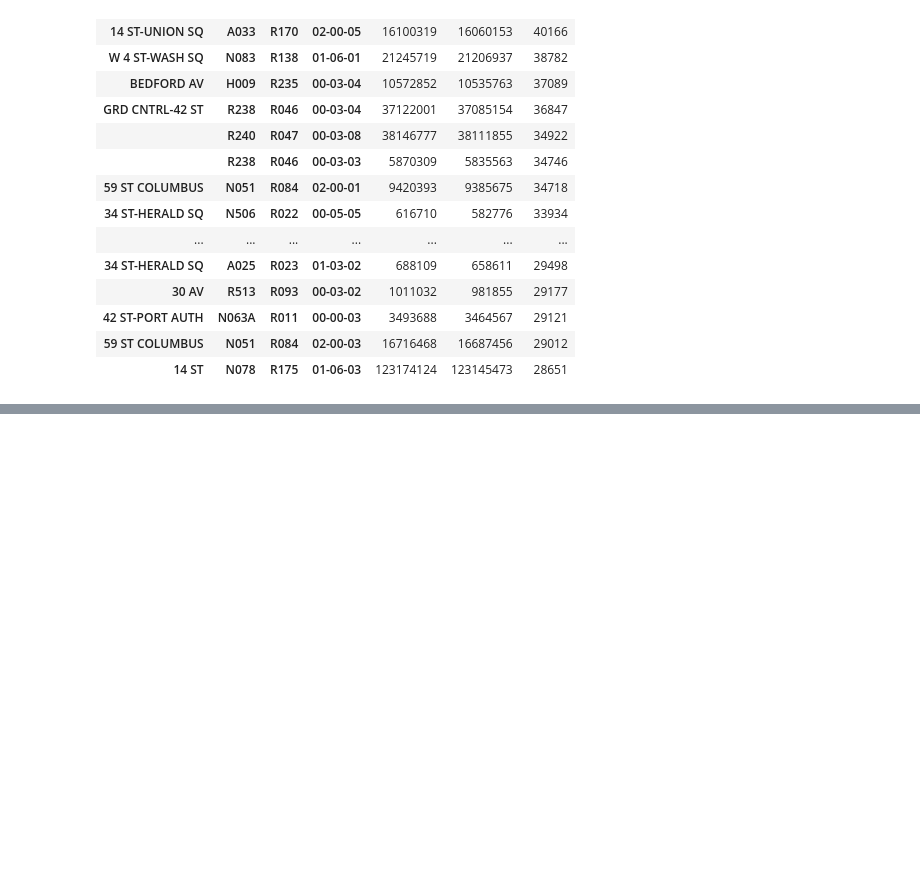
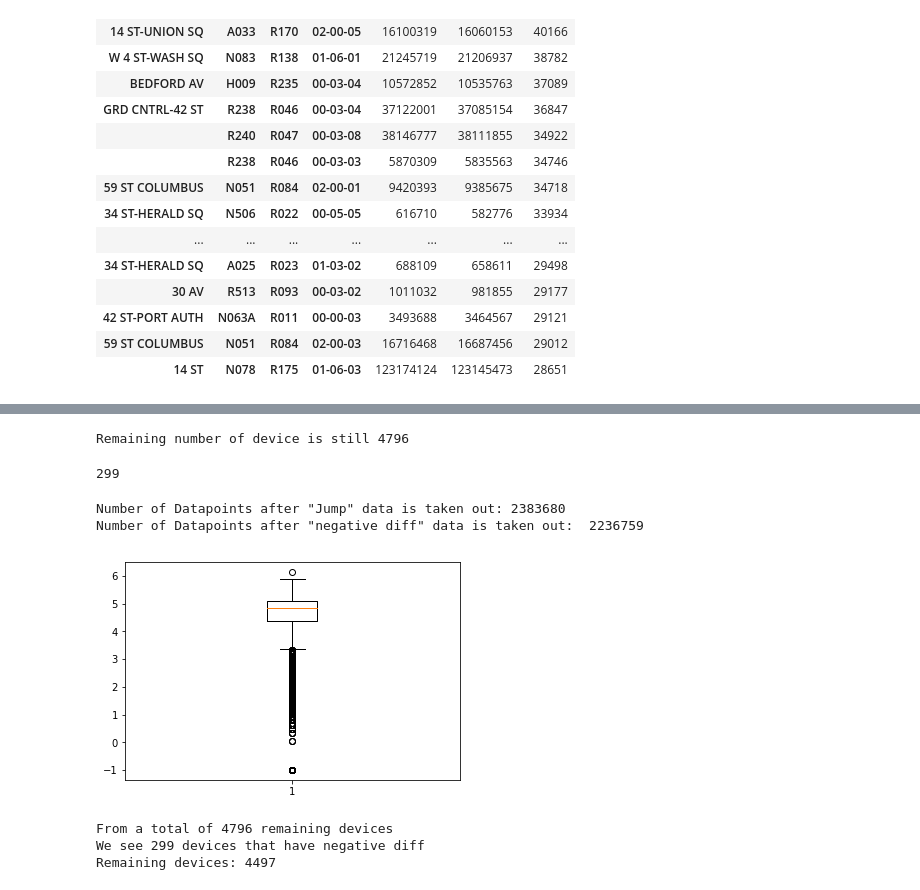
Before and after one commit to youngjeong46/MTA, a Jupyter notebook: Project 1 MTA.ipynb, the cells around one changed output, grey strips where cells are left out. Cells and saved outputs as stored; diff of their text form; code cells hidden in the pictures; blank space fills up the shorter version.

Commit message:
EDA for first MVP achieved; next is handling spec. date/time

```diff
--- a/Project 1 MTA.ipynb
+++ b/Project 1 MTA.ipynb
@@ -268,0 +354,69 @@ data_good_entries.sort_values("diff",ascending=False).head(40)
+# %%
+full_data_not_jumps.head(5)
+full_data_not_jumps_entries=full_data_not_jumps.groupby(['STATION','C/A','UNIT','SCP']).ENTRIES.agg(['max','min'])
+full_data_not_jumps_entries["diff"] = full_data_not_jumps_entries["max"]-full_data_not_jumps_entries["min"]
+print("Remaining number of device is still",len(full_data_not_jumps_entries))
+# %% [output]
+Remaining number of device is still 4796
+# %%
+FULL_NEGATIVE_LIST=[]
+
+for i in range(len(full_data_not_jumps.index)-1):
+
+    entry_1 = full_data_not_jumps.iloc[i,ENTRY_INDEX]
+    entry_2 = full_data_not_jumps.iloc[i+1,ENTRY_INDEX]
+    time_1 = full_data_not_jumps.iloc[i,DATETIME_INDEX]
+    time_2 = full_data_not_jumps.iloc[i+1,DATETIME_INDEX]
+    CA1 = full_data_not_jumps.iloc[i,CA_INDEX]
+    CA2 = full_data_not_jumps.iloc[i+1,CA_INDEX]
+    UNIT1 = full_data_not_jumps.iloc[i,UNIT_INDEX]
+    UNIT2 = full_data_not_jumps.iloc[i+1,UNIT_INDEX]
+    SCP1 = full_data_not_jumps.iloc[i,SCP_INDEX]
+    SCP2 = full_data_not_jumps.iloc[i+1,SCP_INDEX]
+
+
+    if (CA1==CA2) & (SCP1==SCP2) & (UNIT1==UNIT2): # if the two entries are of the same device
+        # If the 2nd entry-1st entry is negative
+        if (entry_2-entry_1)<0:
+            FULL_NEGATIVE_LIST.append([CA1,UNIT1,SCP1])
+# %%
+full_neg_set = set(map(tuple,FULL_NEGATIVE_LIST))  # need to convert the inner lists to tuples so they are hashable
+full_neg_list=list(full_neg_set)
+
+full_neg_list=(pd.DataFrame(full_neg_list,columns=["C/A","UNIT","SCP"]))
+len(full_neg_list)
+# %% [output]
+299
+# %%
+a2=list(full_neg_list["C/A"])
+b2=list(full_neg_list["UNIT"])
+c2=list(full_neg_list["SCP"])
+
+full_data_good = full_data_not_jumps
+
+for i in range(len(full_neg_list)):
+    neg_cond = np.array([a2[i],b2[i],c2[i]])
+    cols = ["C/A","UNIT","SCP"]
+
+    full_data_good = full_data_good[~((full_data_good[cols]==neg_cond).all(1))]
+# %%
+print("Number of Datapoints after \"Jump\" data is taken out:", len(full_data_not_jumps))
+print("Number of Datapoints after \"negative diff\" data is taken out: ",len(full_data_good))
+# %% [output]
+Number of Datapoints after "Jump" data is taken out: 2383680
+Number of Datapoints after "negative diff" data is taken out:  2236759
+# %%
+full_data_good_entries=full_data_good.groupby(['STATION','C/A','UNIT','SCP']).ENTRIES.agg(['max','min'])
+full_data_good_entries["diff"] = full_data_good_entries["max"]-full_data_good_entries["min"]
+k = np.log10(full_data_good_entries["diff"]+0.1)
+plt.boxplot(k);
+# %% [output]
+[figure, added]
+# %%
+print("From a total of %d remaining devices" % (len(full_data_not_jumps_entries)))
+print("We see %d devices that have negative diff" % len(full_neg_list))
+print("Remaining devices: %d" % len(full_data_good_entries))
+# %% [output]
+From a total of 4796 remaining devices
+We see 299 devices that have negative diff
+Remaining devices: 4497
```
Also changed, not shown: parts of 39 cells of this notebook.
